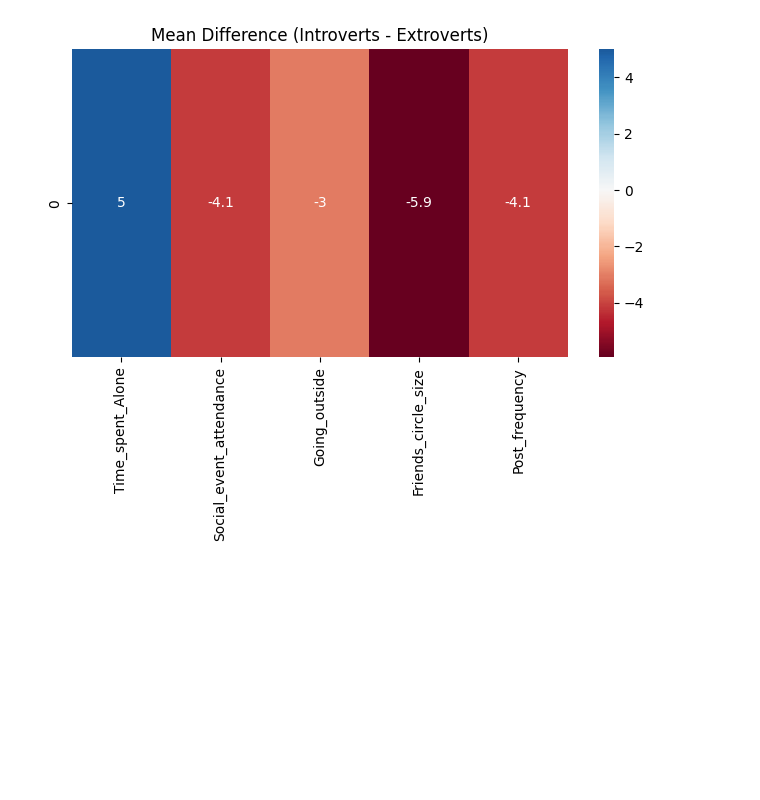
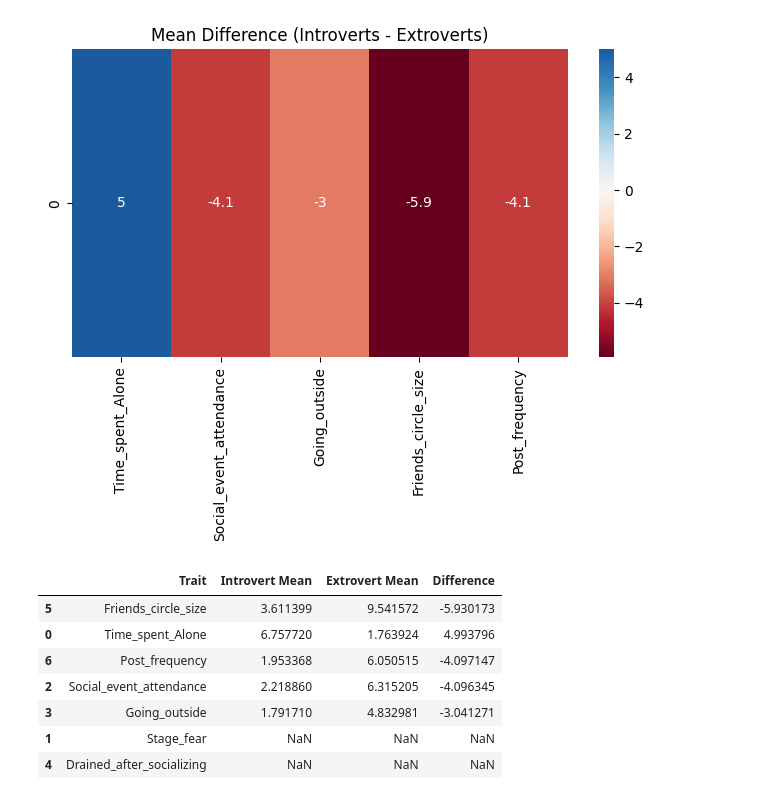
Before and after one commit to ARUNAGIRINATHAN-K/Behavioral-Analytics-of-Introverts-vs-Extroverts, a Jupyter notebook: introvert_vs_extrovert.ipynb, the cells around one changed output. Drawn from its saved outputs; the diff is of its cells as text; code cells hidden in the pictures; blank space fills up the shorter version.

Commit message:
intro vs extro

```diff
--- a/introvert_vs_extrovert.ipynb
+++ b/introvert_vs_extrovert.ipynb
@@ -78,3 +78,24 @@ plt.title("Mean Difference (Introverts - Extroverts)")
 # %% [output]
 Text(0.5, 1.0, 'Mean Difference (Introverts - Extroverts)')
 [figure]
+# %%
+summary = pd.DataFrame({
+    'Trait': traits,
+    'Introvert Mean': [introverts[trait].mean() if introverts[trait].dtype != 'O' else None for trait in traits],
+    'Extrovert Mean': [extroverts[trait].mean() if extroverts[trait].dtype != 'O' else None for trait in traits],
+    'Difference': [
+        (introverts[trait].mean() - extroverts[trait].mean()) if introverts[trait].dtype != 'O' else None
+        for trait in traits
+    ]
+})
+
+summary.sort_values(by='Difference', key=abs, ascending=False)
+# %% [output]
+|  | Trait | Introvert Mean | Extrovert Mean | Difference |
+| 5 | Friends_circle_size | 3.611399 | 9.541572 | -5.930173 |
+| 0 | Time_spent_Alone | 6.757720 | 1.763924 | 4.993796 |
+| 6 | Post_frequency | 1.953368 | 6.050515 | -4.097147 |
+| 2 | Social_event_attendance | 2.218860 | 6.315205 | -4.096345 |
+| 3 | Going_outside | 1.791710 | 4.832981 | -3.041271 |
+| 1 | Stage_fear | NaN | NaN | NaN |
+| 4 | Drained_after_socializing | NaN | NaN | NaN |
```
